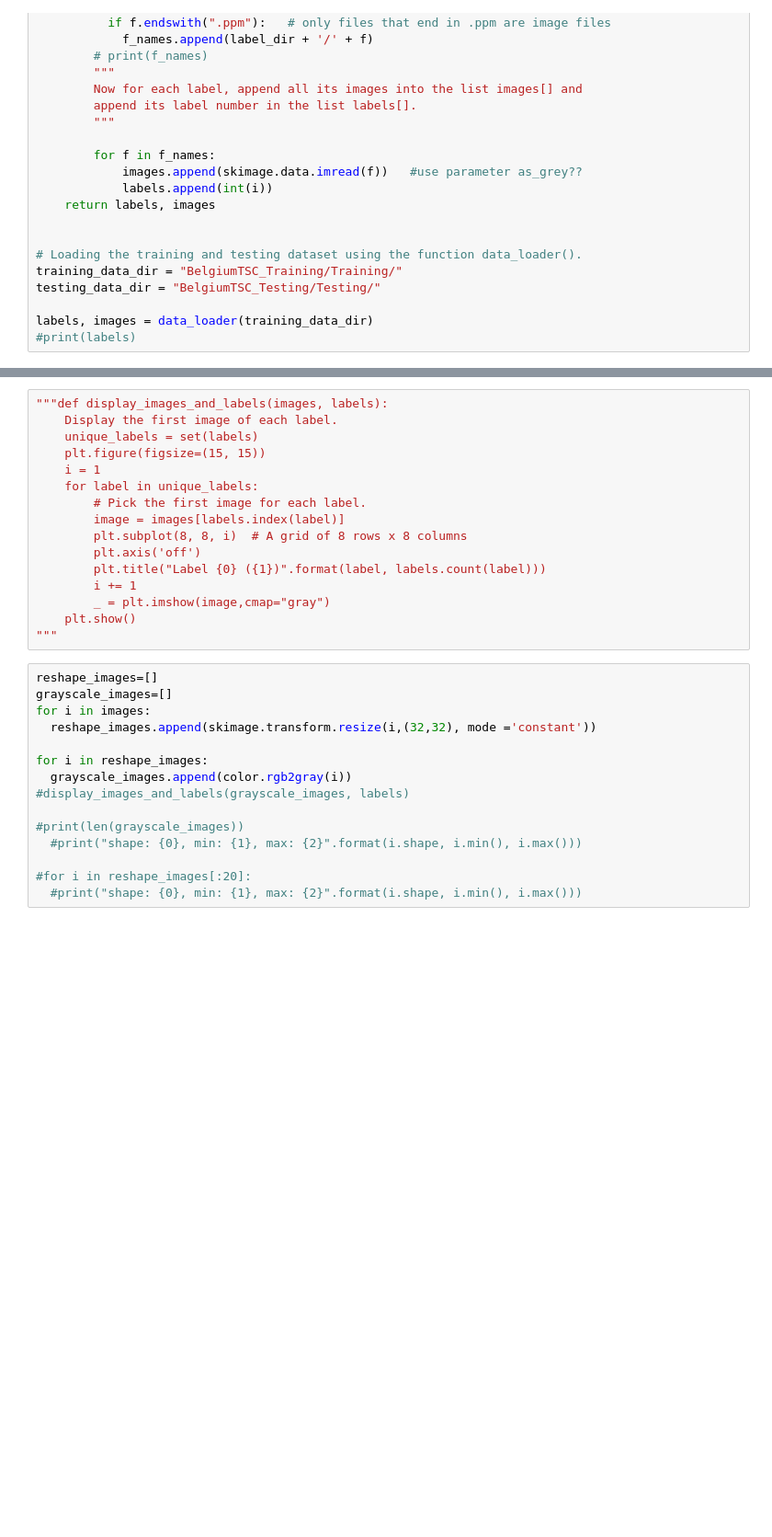
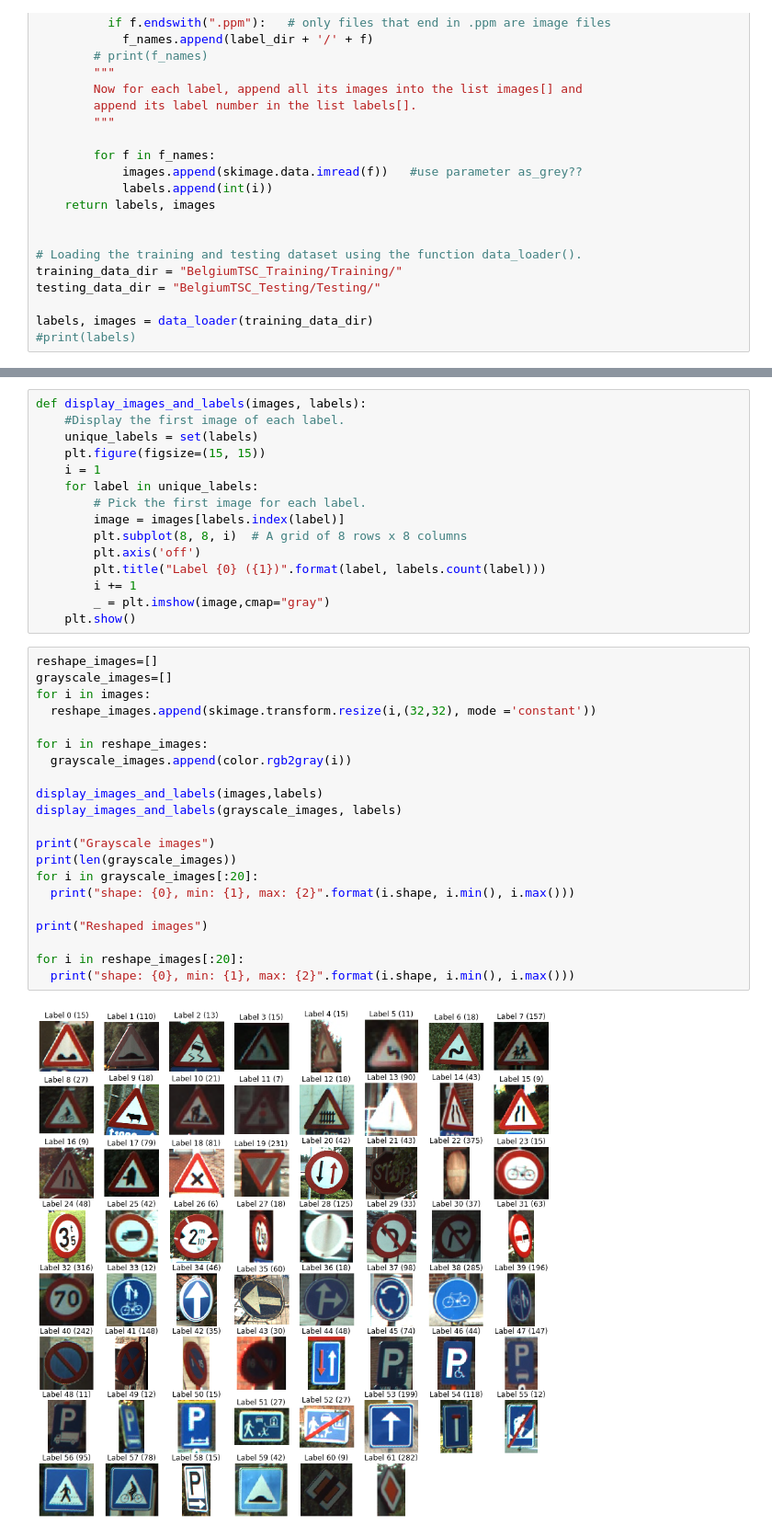
Before and after one commit to radicalcoder/ML-Project, a Jupyter notebook: MLP.ipynb, the cells around one changed output, grey strips where cells are left out. Shown at 92% size. Saved outputs shown, nothing was run; the diff lists cells and outputs as text; blank space fills up the shorter version.

```diff
--- a/MLP.ipynb
+++ b/MLP.ipynb
@@ -96,6 +104,6 @@ Total Images: 4575
 # %%
-"""def display_images_and_labels(images, labels):
-    Display the first image of each label.
+def display_images_and_labels(images, labels):
+    #Display the first image of each label.
     unique_labels = set(labels)
     plt.figure(figsize=(15, 15))
     i = 1
@@ -108,20 +116,26 @@ Total Images: 4575
         i += 1
         _ = plt.imshow(image,cmap="gray")
     plt.show()
-"""
 # %%
 reshape_images=[]
 grayscale_images=[]
 for i in images:
   reshape_images.append(skimage.transform.resize(i,(32,32), mode ='constant'))
 
 for i in reshape_images:
   grayscale_images.append(color.rgb2gray(i))
-#display_images_and_labels(grayscale_images, labels)
 
-#print(len(grayscale_images))
-  #print("shape: {0}, min: {1}, max: {2}".format(i.shape, i.min(), i.max()))
+display_images_and_labels(images,labels)
+display_images_and_labels(grayscale_images, labels)
 
-#for i in reshape_images[:20]:
-  #print("shape: {0}, min: {1}, max: {2}".format(i.shape, i.min(), i.max()))
+print("Grayscale images")
+print(len(grayscale_images))
+for i in grayscale_images[:20]:
+  print("shape: {0}, min: {1}, max: {2}".format(i.shape, i.min(), i.max()))
+
+print("Reshaped images")
+
+for i in reshape_images[:20]:
+  print("shape: {0}, min: {1}, max: {2}".format(i.shape, i.min(), i.max()))
 # %% [output]
+[figure, added]
```
Also changed, not shown: parts of 3 cells of this notebook.
